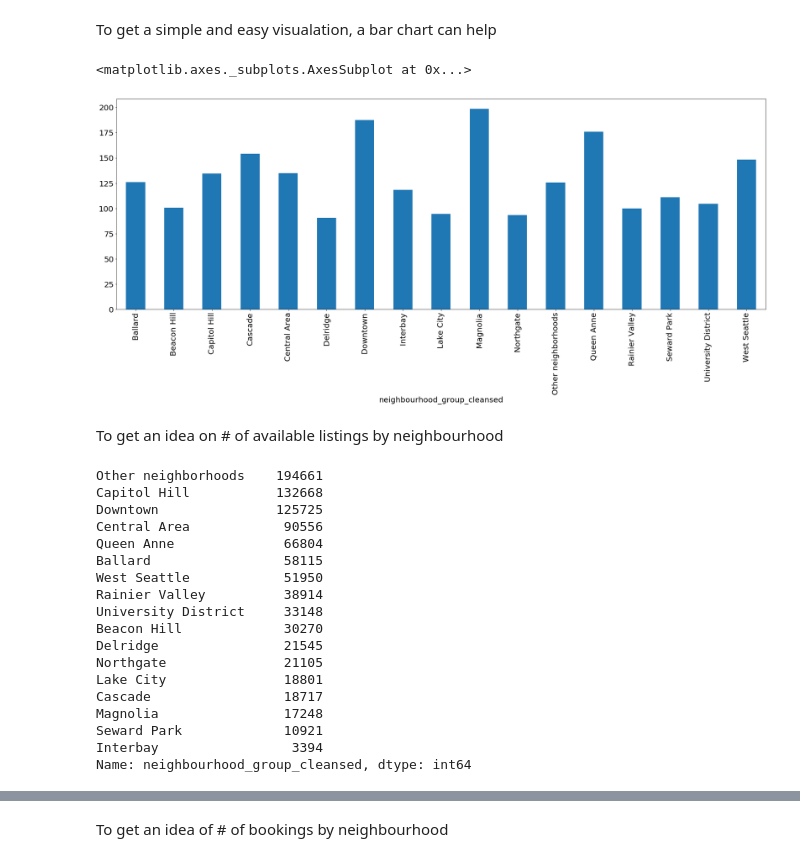
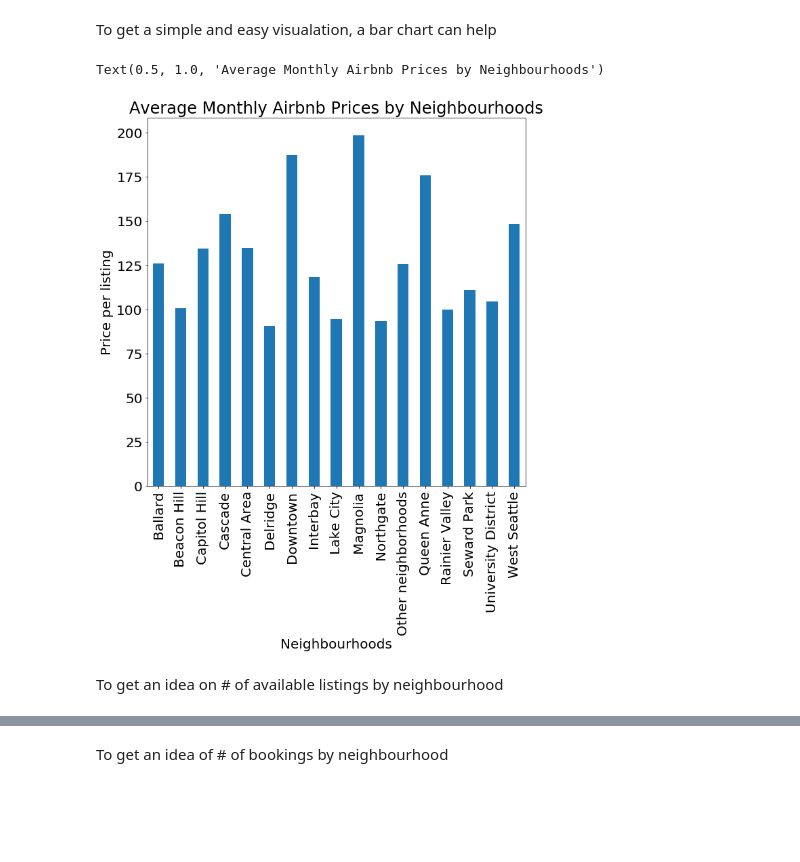
Before and after one commit to marq-oh/dsnd-p1, a Jupyter notebook: seattle_airbnb_pricing.ipynb, the cells around one changed output, grey strips where cells are left out. Drawn from its saved outputs; the diff is of its cells as text; code cells hidden in the pictures; blank space fills up the shorter version.

Commit message:
New charts added

```diff
--- a/seattle_airbnb_pricing.ipynb
+++ b/seattle_airbnb_pricing.ipynb
@@ -344,30 +344,12 @@ Name: price, dtype: float64
 To get a simple and easy visualation, a bar chart can help
 # %%
 plt.rcParams.update({'font.size': 20})
-location_price_mean.plot(kind = 'bar', figsize = (30,10))
+location_price_mean_chart = location_price_mean.plot(kind = 'bar', figsize = (10,10))
+location_price_mean_chart.set_xlabel("Neighbourhoods")
+location_price_mean_chart.set_ylabel("Price per listing")
+location_price_mean_chart.set_title("Average Monthly Airbnb Prices by Neighbourhoods")
 # %% [output]
-<matplotlib.axes._subplots.AxesSubplot at 0x...>
+Text(0.5, 1.0, 'Average Monthly Airbnb Prices by Neighbourhoods')
-[figure, old version]
+[figure, new version]
 # %% [markdown]
 To get an idea on # of available listings by neighbourhood
-# %%
-calendar_listings['neighbourhood_group_cleansed'].value_counts()
-# %% [output]
-Other neighborhoods    194661
-Capitol Hill           132668
-Downtown               125725
-Central Area            90556
-Queen Anne              66804
-Ballard                 58115
-West Seattle            51950
-Rainier Valley          38914
-University District     33148
-Beacon Hill             30270
-Delridge                21545
-Northgate               21105
-Lake City               18801
-Cascade                 18717
-Magnolia                17248
-Seward Park             10921
-Interbay                 3394
-Name: neighbourhood_group_cleansed, dtype: int64
```
Also changed, not shown: parts of 14 cells of this notebook.
